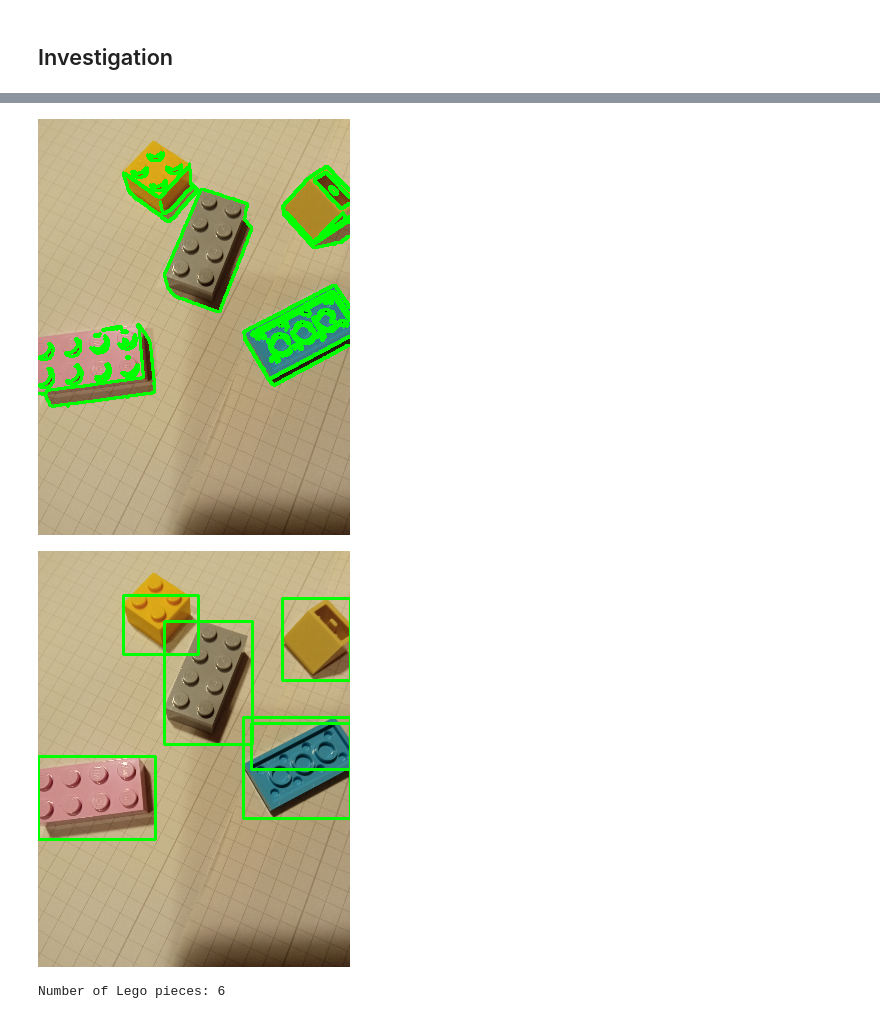
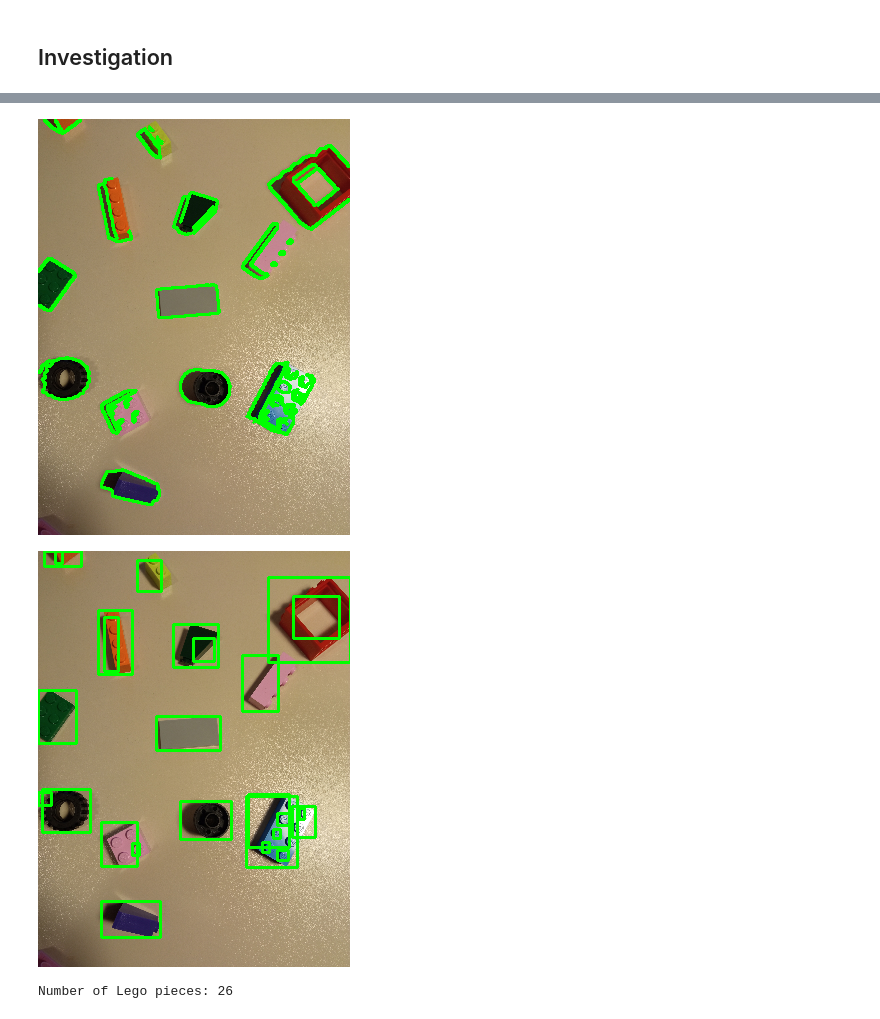
Before and after one commit to m21ark/vc_t1, a Jupyter notebook: mark.ipynb, the cells around one changed output, grey strips where cells are left out. Drawn from its saved outputs; the diff is of its cells as text; code cells hidden in the pictures.

```diff
--- a/mark.ipynb
+++ b/mark.ipynb
@@ -14,7 +14,7 @@ from scripts.edges import *
 # %% [markdown]
 ## Loading an image to work with
 # %%
-img = loadImage(39)
+img = loadImage(31)
 
 render(img)
 # %% [output]
@@ -107,10 +105,19 @@ render(image_rgb)
 # Use the Canny edge detector to detect edges
 
 # Convert the image to grayscale
-gray = cv2.cvtColor(img, cv2.COLOR_BGR2GRAY)
+gray = cv2.cvtColor(blurred, cv2.COLOR_BGR2GRAY)
 
 # Apply Canny edge detection
 edges = cv2.Canny(gray, 100, 200)
 
-render(edges)
+# Create a mask for the edges
+edge_mask = np.zeros_like(img)
+
+# Set the edge pixels to white
+edge_mask[edges > 0] = (255, 255, 255)
+
+# Apply the mask to the original image
+edge_image = cv2.bitwise_and(img, edge_mask)
+
+render(edge_image)
 # %% [output]
@@ -133,6 +125,4 @@ render(edge_image)
 # %%
-# With the lego pieces well defined, we can now apply a contour detection algorithm to find the contours of the pieces
-
 # Find contours in the edge image
 contours, _ = cv2.findContours(edges, cv2.RETR_EXTERNAL, cv2.CHAIN_APPROX_SIMPLE)
 
@@ -143,37 +133,43 @@ cv2.drawContours(contour_image, contours, -1, (0, 255, 0), 2)
 
 render(contour_image)
 # %% [output]
-[figure, old version]
+[figure, new version]
 # %%
 num_legos = 0
 
 # Define minimum number of pixels for a valid Lego
-min_pixels = 500  # Adjust as needed
+min_pixels = 20  # Adjust as needed
 
 # Create a copy of the original image for drawing bounding boxes
 bounding_box_image = img.copy()
 
 # Iterate through contours
 for contour in contours:
     # Get the bounding box of the contour
     x, y, w, h = cv2.boundingRect(contour)
+
+    # Get the region of interest (ROI) from the original image
+    roi = img[y:y+h, x:x+w]
+
+    # Calculate the mean color of the ROI
+    mean_color = np.mean(roi, axis=(0, 1))
 
     # Calculate the number of non-zero pixels within the bounding box
     bounding_box_pixels = np.count_nonzero(edges[y:y+h, x:x+w])
 
     # Check if the number of pixels exceeds the minimum threshold
     if bounding_box_pixels > min_pixels:
         # Draw the bounding box on the bounding box image
         cv2.rectangle(bounding_box_image, (x, y), (x + w, y + h), (0, 255, 0), 2)
 
         # Increment the number of legos
         num_legos += 1
 
 # Display the image with bounding boxes
 render(bounding_box_image)
 
 # Print the number of legos
 print("Number of Lego pieces:", num_legos)
 # %% [output]
-[figure, old version]
+[figure, new version]
-Number of Lego pieces: 6
+Number of Lego pieces: 26
```
Also changed, not shown: parts of 7 cells of this notebook.
